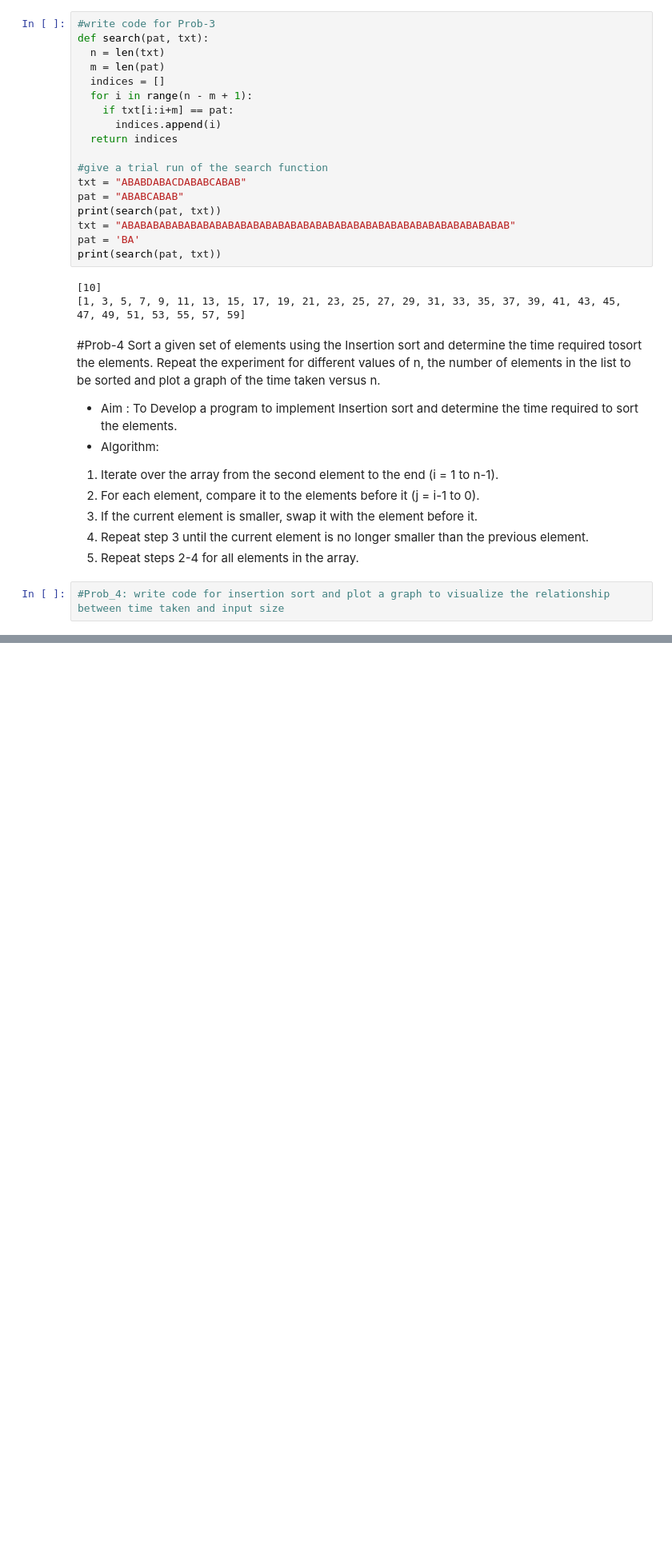
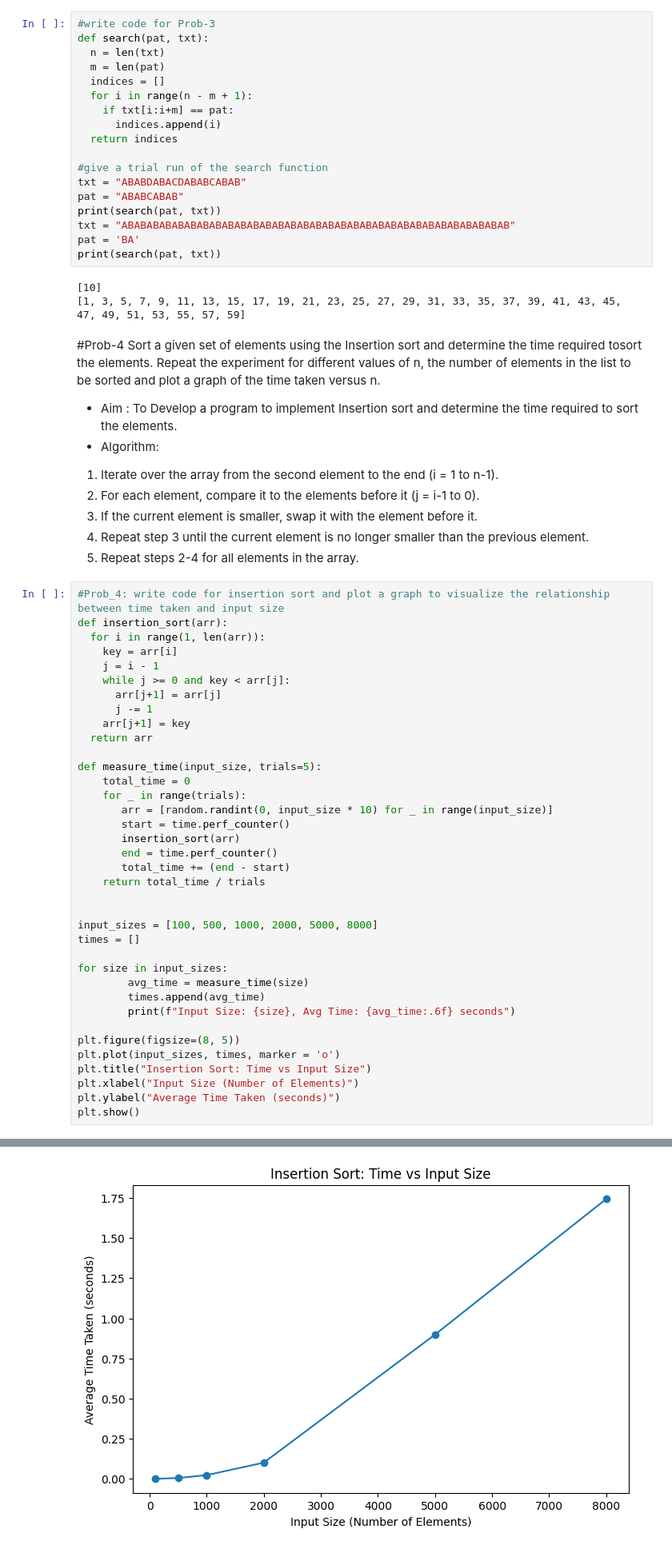
Before and after one commit to Techusic/APS-Lab, a Jupyter notebook: lab_4.ipynb, the cells around one changed output, grey strips where cells are left out. Shown at 80% size. Drawn from its saved outputs; the diff is of its cells as text; blank space fills up the shorter version.

```diff
--- a/lab_4.ipynb
+++ b/lab_4.ipynb
@@ -161,5 +159,41 @@ Sort a given set of elements using the Insertion sort and determine the time req
 3. If the current element is smaller, swap it with the element before it.
 4. Repeat step 3 until the current element is no longer smaller than the previous element.
 5. Repeat steps 2-4 for all elements in the array.
-# %%
-#Prob_4: write code for insertion sort and plot a graph to visualize the relationship between time taken and input size
+# %%
+#Prob_4: write code for insertion sort and plot a graph to visualize the relationship between time taken and input size
+def insertion_sort(arr):
+  for i in range(1, len(arr)):
+    key = arr[i]
+    j = i - 1
+    while j >= 0 and key < arr[j]:
+      arr[j+1] = arr[j]
+      j -= 1
+    arr[j+1] = key
+  return arr
+
+def measure_time(input_size, trials=5):
+    total_time = 0
+    for _ in range(trials):
+       arr = [random.randint(0, input_size * 10) for _ in range(input_size)]
+       start = time.perf_counter()
+       insertion_sort(arr)
+       end = time.perf_counter()
+       total_time += (end - start)
+    return total_time / trials
+
+
+input_sizes = [100, 500, 1000, 2000, 5000, 8000]
+times = []
+
+for size in input_sizes:
+        avg_time = measure_time(size)
+        times.append(avg_time)
+        print(f"Input Size: {size}, Avg Time: {avg_time:.6f} seconds")
+
+plt.figure(figsize=(8, 5))
+plt.plot(input_sizes, times, marker = 'o')
+plt.title("Insertion Sort: Time vs Input Size")
+plt.xlabel("Input Size (Number of Elements)")
+plt.ylabel("Average Time Taken (seconds)")
+plt.show()
+# %% [output]
@@ -165,0 +206 @@ Sort a given set of elements using the Insertion sort and determine the time req
+[figure, added]
```
Also changed, not shown: parts of 2 cells of this notebook.
